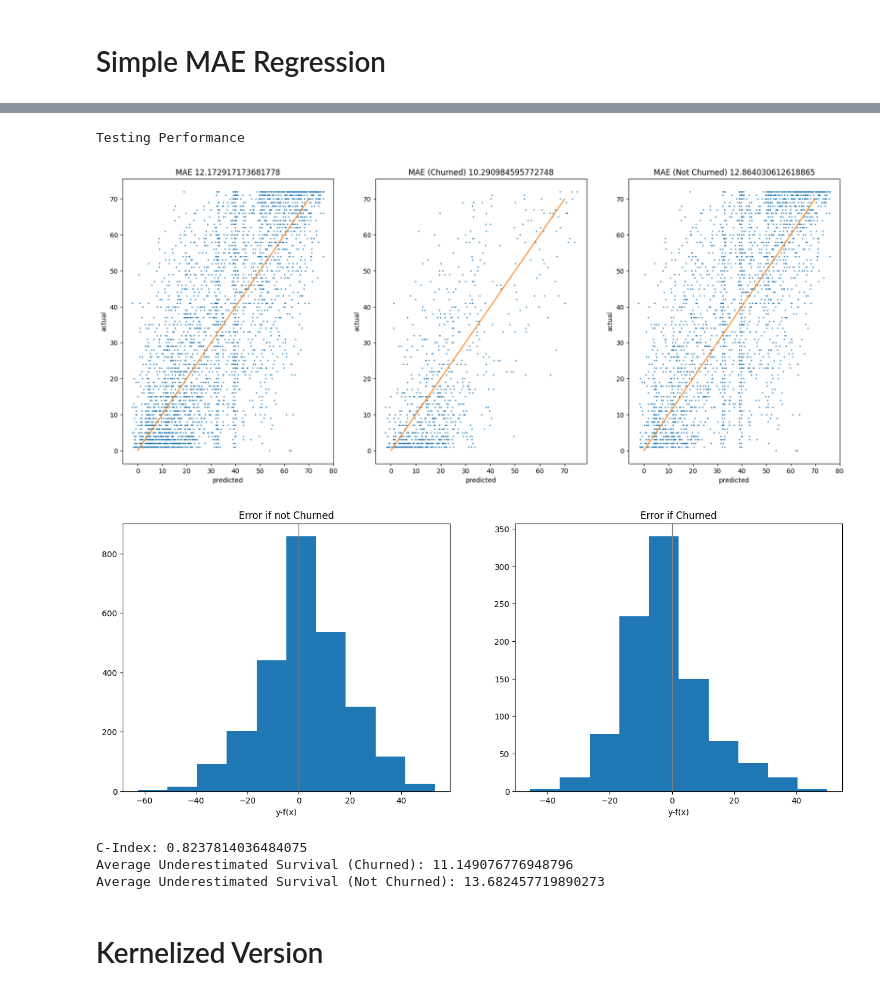
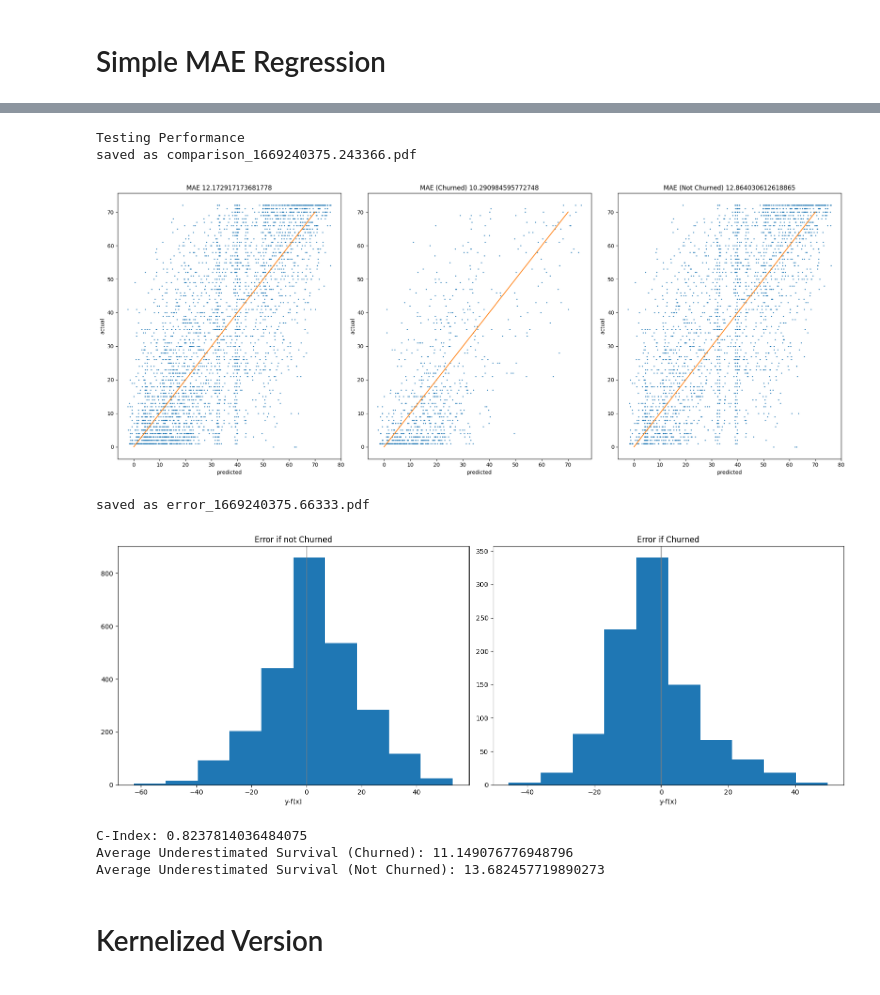
Before and after one commit to CharlieLeee/cvx_opt_projects, a Jupyter notebook: Project 1/skeleton_Python.ipynb, the cells around one changed output, grey strips where cells are left out. Saved outputs shown, nothing was run; the diff lists cells and outputs as text; code cells hidden in the pictures.

```diff
--- a/Project 1/skeleton_Python.ipynb
+++ b/Project 1/skeleton_Python.ipynb
@@ -311,7 +294,7 @@ Average Underestimated Survival (Not Churned): 12.292210985735371
 # extract the dimensionality (number of features)
 d = X_train.shape[1]
 
-w = cp.Variable(15)
+w = cp.Variable(d)
 b = cp.Variable(1)
 
 ### FORMULATE AND SOLVE DM
@@ -361,15 +344,17 @@ prediction_reg = X_test @ w.value.T + b.value
 ### FIND THE PREDICTION ON THE TESTING SET
 # %%
 print('Testing Performance')
-plot_results(y_test, prediction_reg, z_test, save=False)
+plot_results(y_test, prediction_reg, z_test, save=True)
 compute_metrics(y_test, prediction_reg, z_test)
 # %% [output]
 Testing Performance
+saved as comparison_1669240375.243366.pdf
-[figure, old version]
+[figure, new version]
+saved as error_1669240375.66333.pdf
-[figure, old version]
+[figure, new version]
-C-Index: 0.8237814036484075
-Average Underestimated Survival (Churned): 11.149076776948796
-Average Underestimated Survival (Not Churned): 13.682457719890273
+C-Index: 0.8237814036484075
+Average Underestimated Survival (Churned): 11.149076776948796
+Average Underestimated Survival (Not Churned): 13.682457719890273
 # %% [markdown]
 # Kernelized Version
 # %%
```
Also changed, not shown: parts of 24 cells of this notebook.
